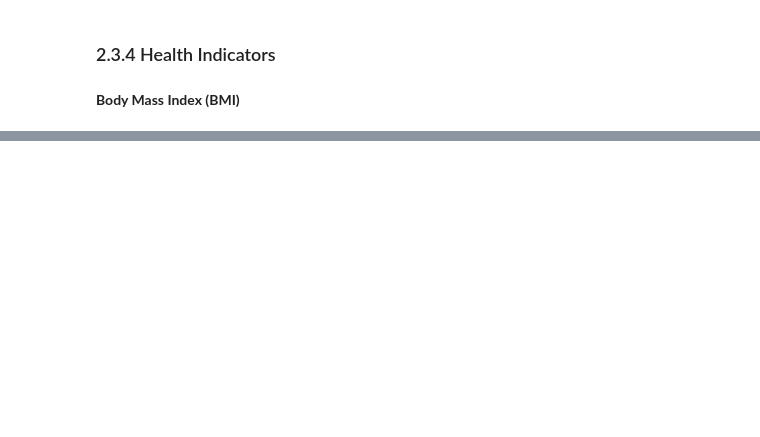
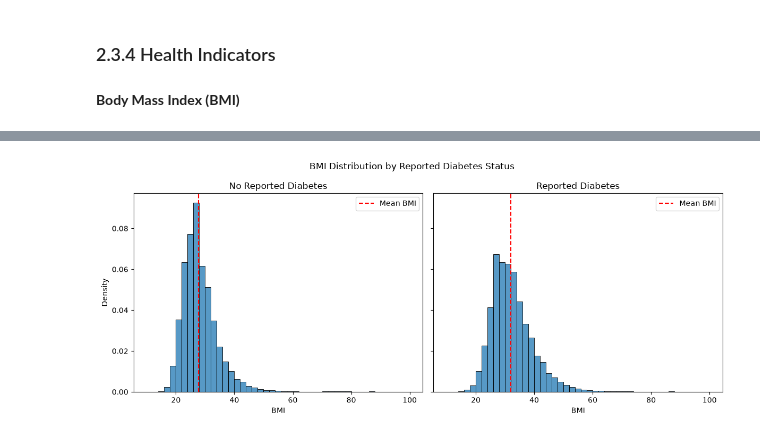
Before and after one commit to Ahmad-1031/DA_CA2, a Jupyter notebook: Notebooks/diabetes_crisp_dm.ipynb, the cells around one changed output, grey strips where cells are left out. Drawn from its saved outputs; the diff is of its cells as text; code cells hidden in the pictures; blank space fills up the shorter version.

Commit message:
Update - Continued work on Data Exploration Report

```diff
--- a/Notebooks/diabetes_crisp_dm.ipynb
+++ b/Notebooks/diabetes_crisp_dm.ipynb
@@ -679,3 +679,83 @@ There is a difference of 9.53 percentage points between the two groups. The perc
 ### 2.3.4 Health Indicators
 # %% [markdown]
 **Body Mass Index (BMI)**
+# %%
+# Calculate BMI statistics by diabetes status
+bmi_summary = df.groupby("Diabetes_binary")["BMI"].agg(
+    Respondents="count",
+    Mean="mean",
+    Median="median",
+    Std_Dev="std",
+    Minimum="min",
+    Maximum="max"
+)
+
+# Rename the diabetes status groups
+bmi_summary.index = [
+    "No reported diabetes",
+    "Reported diabetes"
+]
+
+# Display the summary table
+display(bmi_summary.style.format({
+    "Respondents": "{:,.0f}",
+    "Mean": "{:.2f}",
+    "Median": "{:.2f}",
+    "Std_Dev": "{:.2f}",
+    "Minimum": "{:.0f}",
+    "Maximum": "{:.0f}"
+}))
+
+
+
+
+# Histograms side by side
+fig, axes = plt.subplots(1, 2, figsize=(12, 5), sharex=True, sharey=True)
+
+# Use the same BMI bins for both groups
+bins = range(10, 101, 2)
+
+# No reported diabetes
+sns.histplot(
+    data=df[df["Diabetes_binary"] == 0],
+    x="BMI",
+    bins=bins,
+    stat="density",
+    ax=axes[0]
+)
+
+axes[0].axvline(
+    bmi_summary.loc["No reported diabetes", "Mean"],
+    color="red",
+    linestyle="--",
+    label="Mean BMI"
+)
+axes[0].set_title("No Reported Diabetes")
+axes[0].set_xlabel("BMI")
+axes[0].set_ylabel("Density")
+axes[0].legend()
+
+# Reported diabetes
+sns.histplot(
+    data=df[df["Diabetes_binary"] == 1],
+    x="BMI",
+    bins=bins,
+    stat="density",
+    ax=axes[1]
+)
+
+axes[1].axvline(
+    bmi_summary.loc["Reported diabetes", "Mean"],
+    color="red",
+    linestyle="--",
+    label="Mean BMI"
+)
+axes[1].set_title("Reported Diabetes")
+axes[1].set_xlabel("BMI")
+axes[1].set_ylabel("Density")
+axes[1].legend()
+
+plt.suptitle("BMI Distribution by Reported Diabetes Status")
+plt.tight_layout()
+plt.show()
+# %% [output]
@@ -681,0 +765 @@ There is a difference of 9.53 percentage points between the two groups. The perc
+[figure, added]
```
Also changed, not shown: parts of 9 cells of this notebook.
